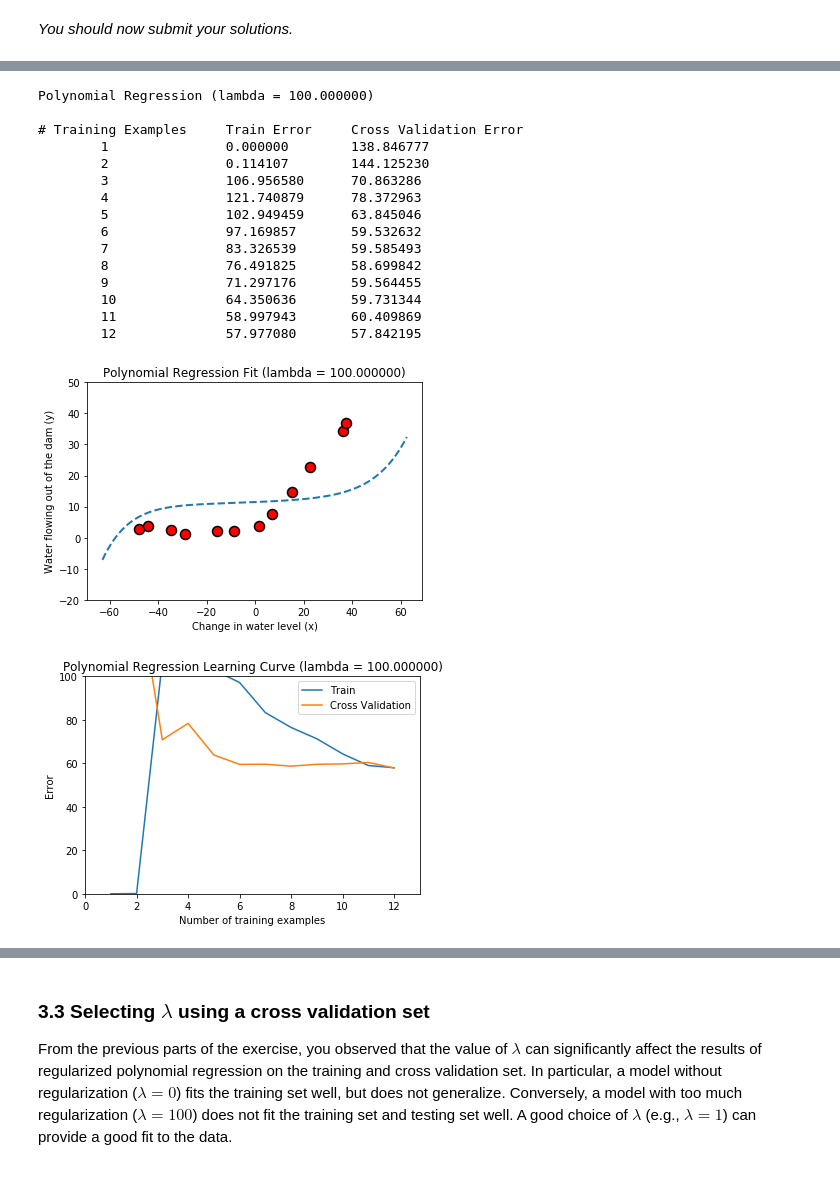
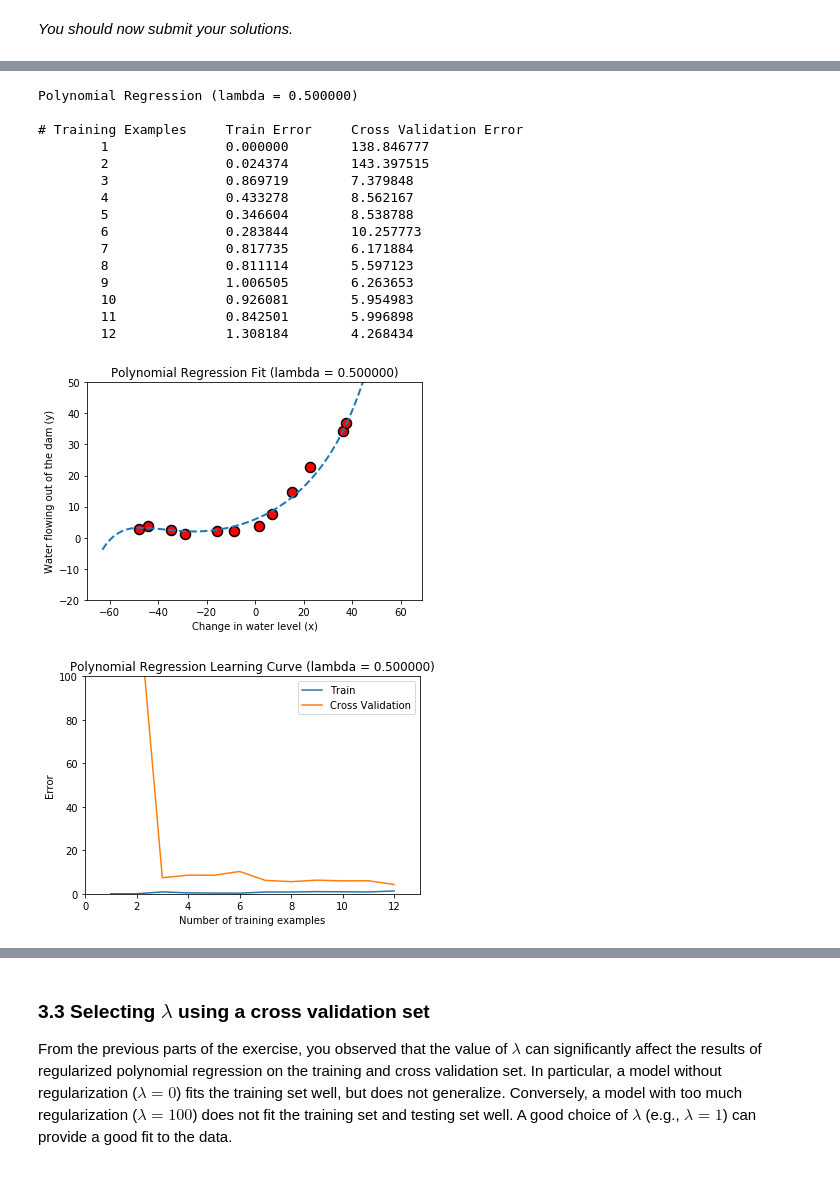
Before and after one commit to alpenmilch411/ml-coursera-python-assignments, a Jupyter notebook: Exercise5/exercise5.ipynb, the cells around one changed output, grey strips where cells are left out. Saved outputs shown, nothing was run; the diff lists cells and outputs as text; code cells hidden in the pictures.

```diff
--- a/Exercise5/exercise5.ipynb
+++ b/Exercise5/exercise5.ipynb
@@ -560,52 +564,52 @@ You should see that the polynomial fit is able to follow the datapoints very wel
 
 To better understand the problems with the unregularized ($\lambda = 0$) model, you can see that the learning curve  shows the same effect where the training error is low, but the cross validation error is high. There is a gap between the training and cross validation errors, indicating a high variance problem.
 # %%
-lambda_ = 100
+lambda_ = 0.5
 theta = utils.trainLinearReg(linearRegCostFunction, X_poly, y,
                              lambda_=lambda_, maxiter=55)
 
 # Plot training data and fit
 pyplot.plot(X, y, 'ro', ms=10, mew=1.5, mec='k')
 
 utils.plotFit(polyFeatures, np.min(X), np.max(X), mu, sigma, theta, p)
 
 pyplot.xlabel('Change in water level (x)')
 pyplot.ylabel('Water flowing out of the dam (y)')
 pyplot.title('Polynomial Regression Fit (lambda = %f)' % lambda_)
 pyplot.ylim([-20, 50])
 
 pyplot.figure()
 error_train, error_val = learningCurve(X_poly, y, X_poly_val, yval, lambda_)
 pyplot.plot(np.arange(1, 1+m), error_train, np.arange(1, 1+m), error_val)
 
 pyplot.title('Polynomial Regression Learning Curve (lambda = %f)' % lambda_)
 pyplot.xlabel('Number of training examples')
 pyplot.ylabel('Error')
 pyplot.axis([0, 13, 0, 100])
 pyplot.legend(['Train', 'Cross Validation'])
 
 print('Polynomial Regression (lambda = %f)\n' % lambda_)
 print('# Training Examples\tTrain Error\tCross Validation Error')
 for i in range(m):
     print('  \t%d\t\t%f\t%f' % (i+1, error_train[i], error_val[i]))
 # %% [output]
-Polynomial Regression (lambda = 100.000000)
+Polynomial Regression (lambda = 0.500000)
 
 # Training Examples     Train Error     Cross Validation Error
         1               0.000000        138.846777
-        2               0.114107        144.125230
-        3               106.956580      70.863286
-        4               121.740879      78.372963
-        5               102.949459      63.845046
-        6               97.169857       59.532632
-        7               83.326539       59.585493
-        8               76.491825       58.699842
-        9               71.297176       59.564455
-        10              64.350636       59.731344
-        11              58.997943       60.409869
-        12              57.977080       57.842195
+        2               0.024374        143.397515
+        3               0.869719        7.379848
+        4               0.433278        8.562167
+        5               0.346604        8.538788
+        6               0.283844        10.257773
+        7               0.817735        6.171884
+        8               0.811114        5.597123
+        9               1.006505        6.263653
+        10              0.926081        5.954983
+        11              0.842501        5.996898
+        12              1.308184        4.268434
-[figure, old version]
+[figure, new version]
-[figure, old version]
+[figure, new version]
 # %% [markdown]
 One way to combat the overfitting (high-variance) problem is to add regularization to the model. In the next section, you will get to  try different $\lambda$ parameters to see how regularization can lead to a better model.
 
```
Also changed, not shown: parts of 7 cells of this notebook.
